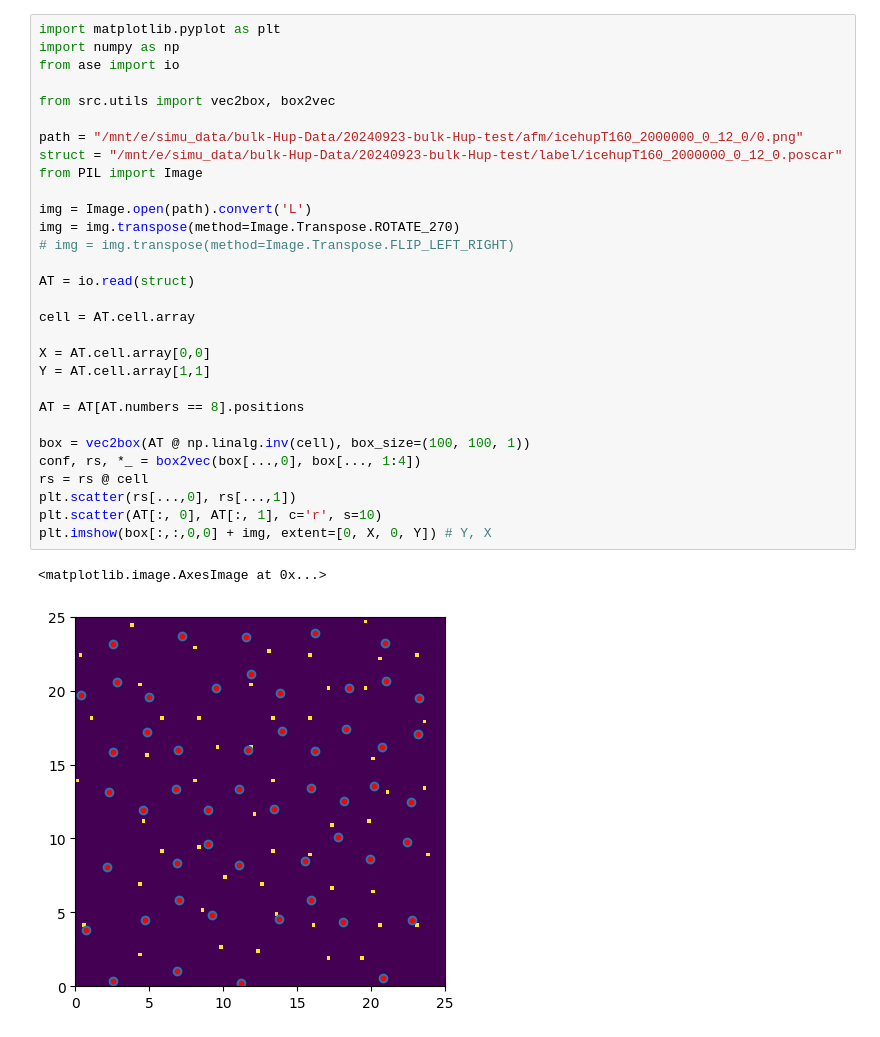
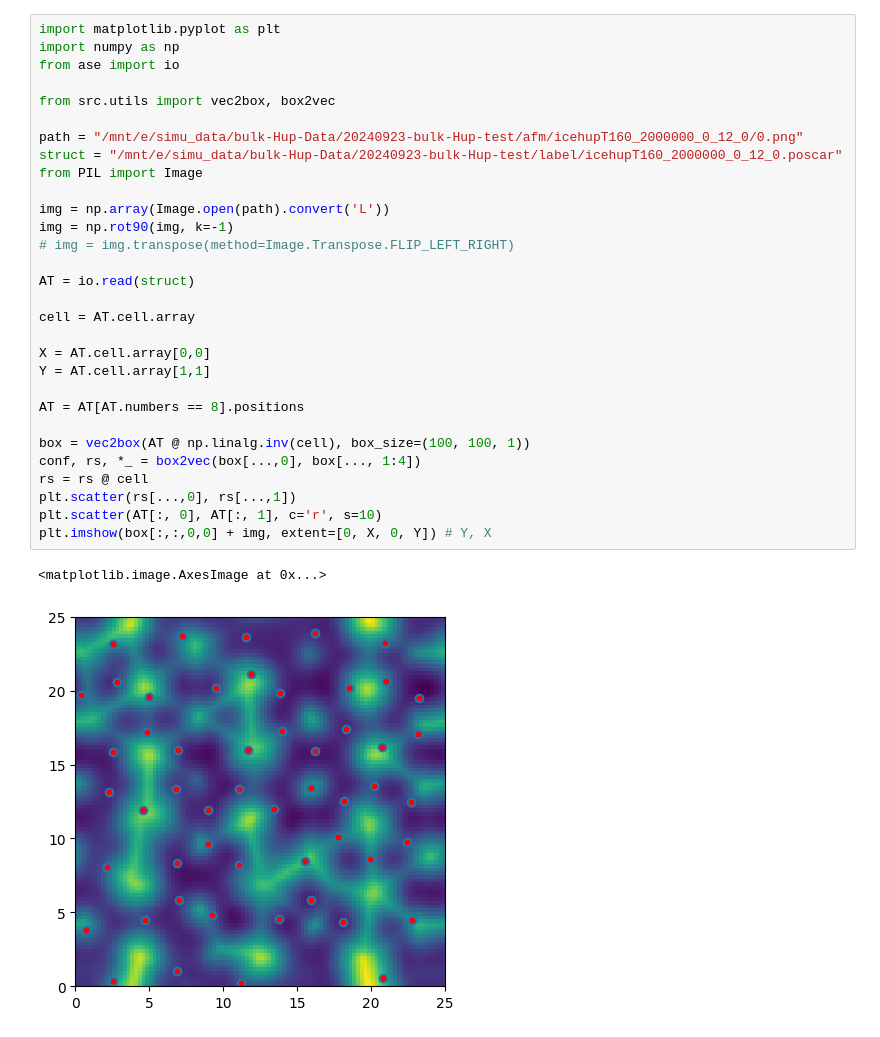
Before and after one commit to supercgor/AmorAFM, a Jupyter notebook: .test.ipynb, the cells around one changed output. Drawn from its saved outputs; the diff is of its cells as text.

```diff
--- a/.test.ipynb
+++ b/.test.ipynb
@@ -1,33 +1,33 @@
 # %%
 import matplotlib.pyplot as plt
 import numpy as np
 from ase import io
 
 from src.utils import vec2box, box2vec
 
 path = "/mnt/e/simu_data/bulk-Hup-Data/20240923-bulk-Hup-test/afm/icehupT160_2000000_0_12_0/0.png"
 struct = "/mnt/e/simu_data/bulk-Hup-Data/20240923-bulk-Hup-test/label/icehupT160_2000000_0_12_0.poscar"
 from PIL import Image
 
-img = Image.open(path).convert('L')
-img = img.transpose(method=Image.Transpose.ROTATE_270)
+img = np.array(Image.open(path).convert('L'))
+img = np.rot90(img, k=-1)
 # img = img.transpose(method=Image.Transpose.FLIP_LEFT_RIGHT)
 
 AT = io.read(struct)
 
 cell = AT.cell.array
 
 X = AT.cell.array[0,0]
 Y = AT.cell.array[1,1]
 
 AT = AT[AT.numbers == 8].positions
 
 box = vec2box(AT @ np.linalg.inv(cell), box_size=(100, 100, 1))
 conf, rs, *_ = box2vec(box[...,0], box[..., 1:4])
 rs = rs @ cell
 plt.scatter(rs[...,0], rs[...,1])
 plt.scatter(AT[:, 0], AT[:, 1], c='r', s=10)
 plt.imshow(box[:,:,0,0] + img, extent=[0, X, 0, Y]) # Y, X
 # %% [output]
 <matplotlib.image.AxesImage at 0x...>
-[figure, old version]
+[figure, new version]
```
Also changed, not shown: parts of 1 cell of this notebook, 7 other files.
